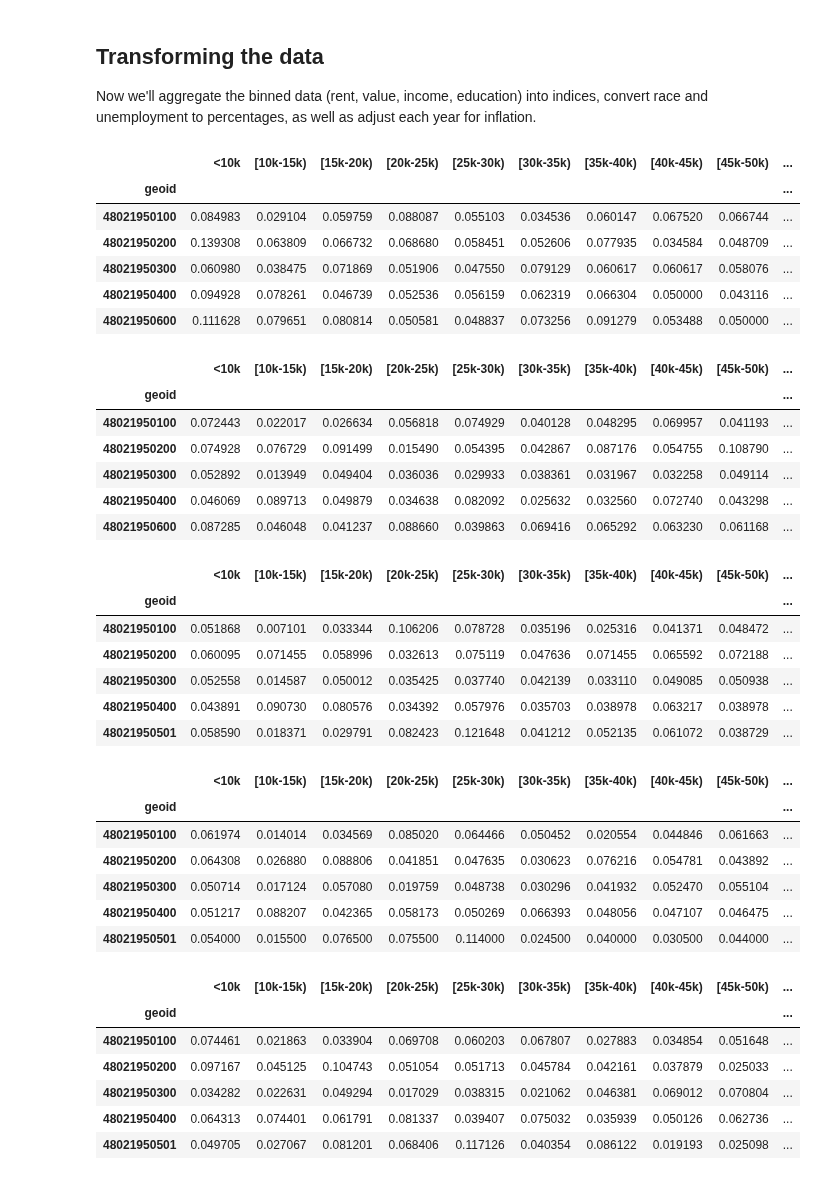
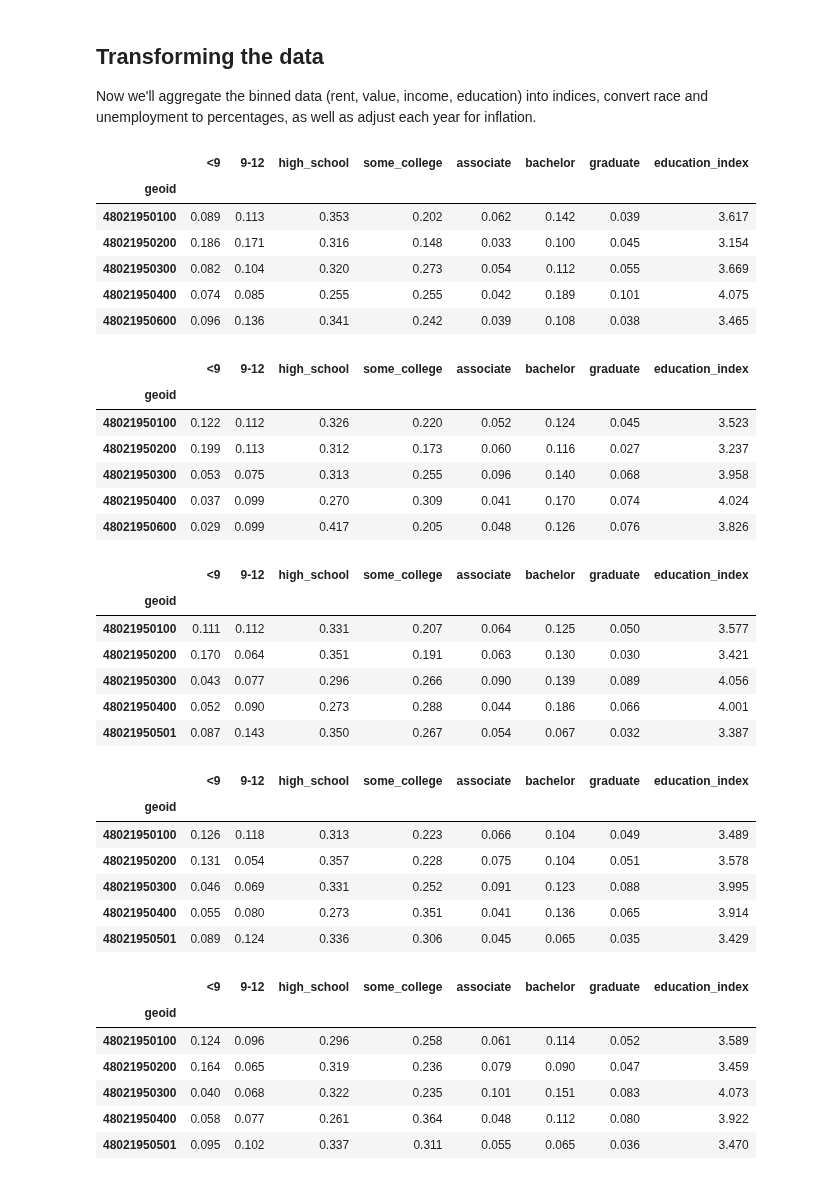
Before and after one commit to tsansom/Springboard-Data-Science, a Jupyter notebook: capstone_projects/gentrification/notebooks/1 - Data Preprocessing.ipynb, the cells around one changed output. Saved outputs shown, nothing was run; the diff lists cells and outputs as text; code cells hidden in the pictures.

```diff
--- a/capstone_projects/gentrification/notebooks/1 - Data Preprocessing.ipynb
+++ b/capstone_projects/gentrification/notebooks/1 - Data Preprocessing.ipynb
@@ -337,6 +337,7 @@ all_data['2016']['race'].head()
 ## Transforming the data
 Now we'll aggregate the binned data (rent, value, income, education) into indices, convert race and unemployment to percentages, as well as adjust each year for inflation.
 # %%
+pd.options.display.float_format = '{:,.3f}'.format
 #make a copy of all_data for transforming data
 #need to use copy.deepcopy() here so that the dataframes inside the dictionary are
 #copied as well - if you just you all_data.copy(), the dictionary will be copied but
@@ -362,66 +363,66 @@ inflation_correction = np.array([1.39422697, 1.11865482, 1.10084296, 1.06686838,
                                  1.00000000])
 
 for i,year in enumerate(trans_data.keys()):
     for key in trans_data[year].keys():
         tmp = trans_data[year][key]
         #bust out the total population from the race df
         if key == 'race':
             population = tmp['total_population'].to_frame()
         #bust out total in labor force from the unemployment df
         if key == 'unemployment':
             tmp['employed'] = tmp['total_in_labor_force'] - tmp['unemployed']
         #convert columns to percentages of total and drop the total column
         tmp = tmp[tmp.columns[1:]].divide(tmp[tmp.columns[0]], axis=0).fillna(0)
         #calculate the index (single number to represent binned data)
         if len(tmp.columns) > 1:
             if key == 'income':
                 tmp['income_index'] = tmp.dot(income_scorer) * inflation_correction[i]
-                display(tmp.head())
             elif key == 'rent':
                 tmp['rent_index'] = tmp.dot(rent_scorer) * inflation_correction[i]
             elif key == 'value':
                 tmp['value_index'] = tmp.dot(value_scorer) * inflation_correction[i]
             elif key == 'education':
                 tmp['education_index'] = tmp.dot(education_scorer)
+                display(tmp.head())
         #put the new percentage column back into the dataframe
         trans_data[year][key] = tmp[tmp.columns[-1]].copy().to_frame()
     #concatenate the summary columns (1 for each dataframe) into a single dataframe
     trans_data[year] = pd.concat([trans_data[year][key] for key in trans_data[year].keys()], axis=1)
     #add a year column in the first position to be used later
     trans_data[year].insert(0, 'year', year)
 # %% [output]
-|  | <10k | [10k-15k) | [15k-20k) | [20k-25k) | [25k-30k) | [30k-35k) | [35k-40k) | [40k-45k) | [45k-50k) | ... |
-| geoid |  |  |  |  |  |  |  |  |  | ... |
-| 48021950100 | 0.084983 | 0.029104 | 0.059759 | 0.088087 | 0.055103 | 0.034536 | 0.060147 | 0.067520 | 0.066744 | ... |
-| 48021950200 | 0.139308 | 0.063809 | 0.066732 | 0.068680 | 0.058451 | 0.052606 | 0.077935 | 0.034584 | 0.048709 | ... |
-| 48021950300 | 0.060980 | 0.038475 | 0.071869 | 0.051906 | 0.047550 | 0.079129 | 0.060617 | 0.060617 | 0.058076 | ... |
-| 48021950400 | 0.094928 | 0.078261 | 0.046739 | 0.052536 | 0.056159 | 0.062319 | 0.066304 | 0.050000 | 0.043116 | ... |
-| 48021950600 | 0.111628 | 0.079651 | 0.080814 | 0.050581 | 0.048837 | 0.073256 | 0.091279 | 0.053488 | 0.050000 | ... |
+|  | <9 | 9-12 | high_school | some_college | associate | bachelor | graduate | education_index |
+| geoid |  |  |  |  |  |  |  |  |
+| 48021950100 | 0.089 | 0.113 | 0.353 | 0.202 | 0.062 | 0.142 | 0.039 | 3.617 |
+| 48021950200 | 0.186 | 0.171 | 0.316 | 0.148 | 0.033 | 0.100 | 0.045 | 3.154 |
+| 48021950300 | 0.082 | 0.104 | 0.320 | 0.273 | 0.054 | 0.112 | 0.055 | 3.669 |
+| 48021950400 | 0.074 | 0.085 | 0.255 | 0.255 | 0.042 | 0.189 | 0.101 | 4.075 |
+| 48021950600 | 0.096 | 0.136 | 0.341 | 0.242 | 0.039 | 0.108 | 0.038 | 3.465 |
-|  | <10k | [10k-15k) | [15k-20k) | [20k-25k) | [25k-30k) | [30k-35k) | [35k-40k) | [40k-45k) | [45k-50k) | ... |
-| geoid |  |  |  |  |  |  |  |  |  | ... |
-| 48021950100 | 0.072443 | 0.022017 | 0.026634 | 0.056818 | 0.074929 | 0.040128 | 0.048295 | 0.069957 | 0.041193 | ... |
-| 48021950200 | 0.074928 | 0.076729 | 0.091499 | 0.015490 | 0.054395 | 0.042867 | 0.087176 | 0.054755 | 0.108790 | ... |
-| 48021950300 | 0.052892 | 0.013949 | 0.049404 | 0.036036 | 0.029933 | 0.038361 | 0.031967 | 0.032258 | 0.049114 | ... |
-| 48021950400 | 0.046069 | 0.089713 | 0.049879 | 0.034638 | 0.082092 | 0.025632 | 0.032560 | 0.072740 | 0.043298 | ... |
-| 48021950600 | 0.087285 | 0.046048 | 0.041237 | 0.088660 | 0.039863 | 0.069416 | 0.065292 | 0.063230 | 0.061168 | ... |
+|  | <9 | 9-12 | high_school | some_college | associate | bachelor | graduate | education_index |
+| geoid |  |  |  |  |  |  |  |  |
+| 48021950100 | 0.122 | 0.112 | 0.326 | 0.220 | 0.052 | 0.124 | 0.045 | 3.523 |
+| 48021950200 | 0.199 | 0.113 | 0.312 | 0.173 | 0.060 | 0.116 | 0.027 | 3.237 |
+| 48021950300 | 0.053 | 0.075 | 0.313 | 0.255 | 0.096 | 0.140 | 0.068 | 3.958 |
+| 48021950400 | 0.037 | 0.099 | 0.270 | 0.309 | 0.041 | 0.170 | 0.074 | 4.024 |
+| 48021950600 | 0.029 | 0.099 | 0.417 | 0.205 | 0.048 | 0.126 | 0.076 | 3.826 |
-|  | <10k | [10k-15k) | [15k-20k) | [20k-25k) | [25k-30k) | [30k-35k) | [35k-40k) | [40k-45k) | [45k-50k) | ... |
-| geoid |  |  |  |  |  |  |  |  |  | ... |
-| 48021950100 | 0.051868 | 0.007101 | 0.033344 | 0.106206 | 0.078728 | 0.035196 | 0.025316 | 0.041371 | 0.048472 | ... |
-| 48021950200 | 0.060095 | 0.071455 | 0.058996 | 0.032613 | 0.075119 | 0.047636 | 0.071455 | 0.065592 | 0.072188 | ... |
-| 48021950300 | 0.052558 | 0.014587 | 0.050012 | 0.035425 | 0.037740 | 0.042139 | 0.033110 | 0.049085 | 0.050938 | ... |
-| 48021950400 | 0.043891 | 0.090730 | 0.080576 | 0.034392 | 0.057976 | 0.035703 | 0.038978 | 0.063217 | 0.038978 | ... |
-| 48021950501 | 0.058590 | 0.018371 | 0.029791 | 0.082423 | 0.121648 | 0.041212 | 0.052135 | 0.061072 | 0.038729 | ... |
+|  | <9 | 9-12 | high_school | some_college | associate | bachelor | graduate | education_index |
+| geoid |  |  |  |  |  |  |  |  |
+| 48021950100 | 0.111 | 0.112 | 0.331 | 0.207 | 0.064 | 0.125 | 0.050 | 3.577 |
+| 48021950200 | 0.170 | 0.064 | 0.351 | 0.191 | 0.063 | 0.130 | 0.030 | 3.421 |
+| 48021950300 | 0.043 | 0.077 | 0.296 | 0.266 | 0.090 | 0.139 | 0.089 | 4.056 |
+| 48021950400 | 0.052 | 0.090 | 0.273 | 0.288 | 0.044 | 0.186 | 0.066 | 4.001 |
+| 48021950501 | 0.087 | 0.143 | 0.350 | 0.267 | 0.054 | 0.067 | 0.032 | 3.387 |
-|  | <10k | [10k-15k) | [15k-20k) | [20k-25k) | [25k-30k) | [30k-35k) | [35k-40k) | [40k-45k) | [45k-50k) | ... |
-| geoid |  |  |  |  |  |  |  |  |  | ... |
-| 48021950100 | 0.061974 | 0.014014 | 0.034569 | 0.085020 | 0.064466 | 0.050452 | 0.020554 | 0.044846 | 0.061663 | ... |
-| 48021950200 | 0.064308 | 0.026880 | 0.088806 | 0.041851 | 0.047635 | 0.030623 | 0.076216 | 0.054781 | 0.043892 | ... |
-| 48021950300 | 0.050714 | 0.017124 | 0.057080 | 0.019759 | 0.048738 | 0.030296 | 0.041932 | 0.052470 | 0.055104 | ... |
-| 48021950400 | 0.051217 | 0.088207 | 0.042365 | 0.058173 | 0.050269 | 0.066393 | 0.048056 | 0.047107 | 0.046475 | ... |
-| 48021950501 | 0.054000 | 0.015500 | 0.076500 | 0.075500 | 0.114000 | 0.024500 | 0.040000 | 0.030500 | 0.044000 | ... |
+|  | <9 | 9-12 | high_school | some_college | associate | bachelor | graduate | education_index |
+| geoid |  |  |  |  |  |  |  |  |
+| 48021950100 | 0.126 | 0.118 | 0.313 | 0.223 | 0.066 | 0.104 | 0.049 | 3.489 |
+| 48021950200 | 0.131 | 0.054 | 0.357 | 0.228 | 0.075 | 0.104 | 0.051 | 3.578 |
+| 48021950300 | 0.046 | 0.069 | 0.331 | 0.252 | 0.091 | 0.123 | 0.088 | 3.995 |
+| 48021950400 | 0.055 | 0.080 | 0.273 | 0.351 | 0.041 | 0.136 | 0.065 | 3.914 |
+| 48021950501 | 0.089 | 0.124 | 0.336 | 0.306 | 0.045 | 0.065 | 0.035 | 3.429 |
-|  | <10k | [10k-15k) | [15k-20k) | [20k-25k) | [25k-30k) | [30k-35k) | [35k-40k) | [40k-45k) | [45k-50k) | ... |
-| geoid |  |  |  |  |  |  |  |  |  | ... |
-| 48021950100 | 0.074461 | 0.021863 | 0.033904 | 0.069708 | 0.060203 | 0.067807 | 0.027883 | 0.034854 | 0.051648 | ... |
-| 48021950200 | 0.097167 | 0.045125 | 0.104743 | 0.051054 | 0.051713 | 0.045784 | 0.042161 | 0.037879 | 0.025033 | ... |
-| 48021950300 | 0.034282 | 0.022631 | 0.049294 | 0.017029 | 0.038315 | 0.021062 | 0.046381 | 0.069012 | 0.070804 | ... |
-| 48021950400 | 0.064313 | 0.074401 | 0.061791 | 0.081337 | 0.039407 | 0.075032 | 0.035939 | 0.050126 | 0.062736 | ... |
-| 48021950501 | 0.049705 | 0.027067 | 0.081201 | 0.068406 | 0.117126 | 0.040354 | 0.086122 | 0.019193 | 0.025098 | ... |
+|  | <9 | 9-12 | high_school | some_college | associate | bachelor | graduate | education_index |
+| geoid |  |  |  |  |  |  |  |  |
+| 48021950100 | 0.124 | 0.096 | 0.296 | 0.258 | 0.061 | 0.114 | 0.052 | 3.589 |
+| 48021950200 | 0.164 | 0.065 | 0.319 | 0.236 | 0.079 | 0.090 | 0.047 | 3.459 |
+| 48021950300 | 0.040 | 0.068 | 0.322 | 0.235 | 0.101 | 0.151 | 0.083 | 4.073 |
+| 48021950400 | 0.058 | 0.077 | 0.261 | 0.364 | 0.048 | 0.112 | 0.080 | 3.922 |
+| 48021950501 | 0.095 | 0.102 | 0.337 | 0.311 | 0.055 | 0.065 | 0.036 | 3.470 |
```
Also changed, not shown: parts of 5 cells of this notebook, 4 other files.
